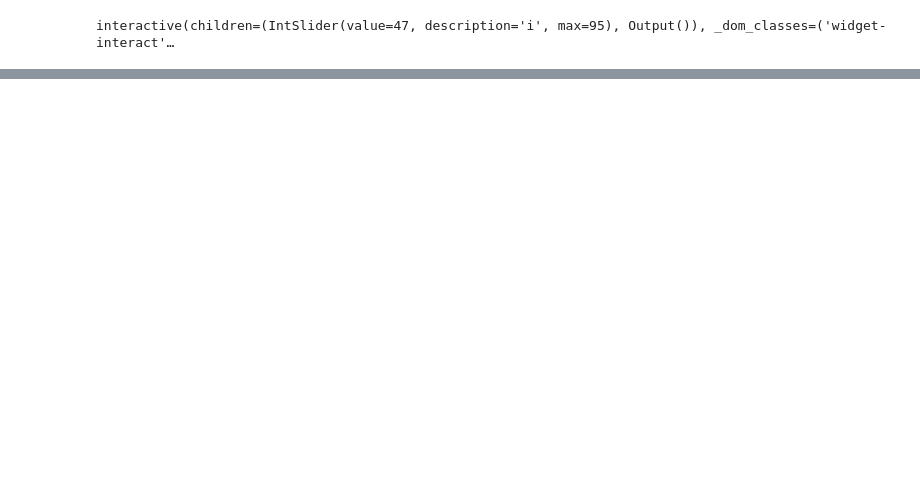
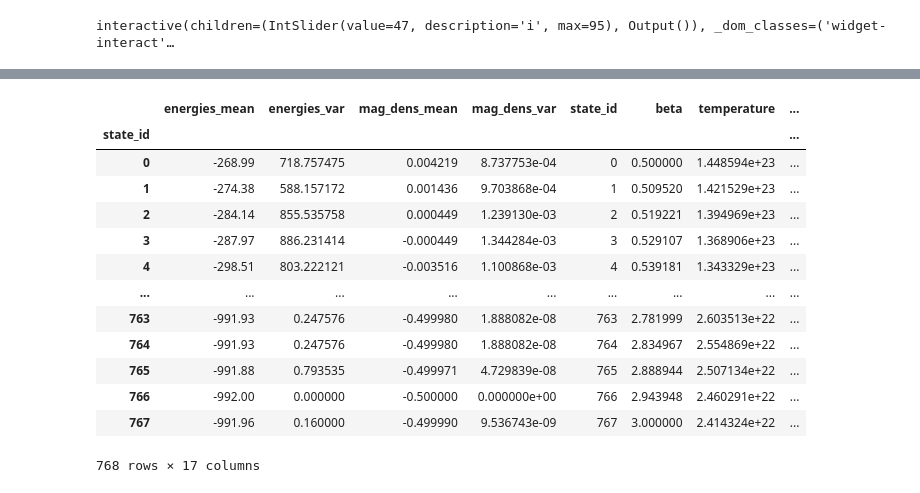
Before and after one commit to JeppeKlitgaard/Jackpot, a Jupyter notebook: workbench3.ipynb, the cells around one changed output, grey strips where cells are left out. Saved outputs shown, nothing was run; the diff lists cells and outputs as text; code cells hidden in the pictures; blank space fills up the shorter version.

```diff
--- a/workbench3.ipynb
+++ b/workbench3.ipynb
@@ -338,4 +343,21 @@ sum_df["mag_4_mean"] = sin_df.groupby("state_id")["mag_4"].mean()
 
 sum_df["binder_2"] = 1 - sum_df["mag_2_mean"] / np.square(sum_df["mag_1_mean"])
 sum_df["binder_4"] = 1.0 / 3.0 - sum_df["mag_4_mean"] / (3.0 * np.square(sum_df["mag_2_mean"]))
+# %%
+sum_df
+# %% [output]
+|  | energies_mean | energies_var | mag_dens_mean | mag_dens_var | state_id | beta | temperature | ... |
+| state_id |  |  |  |  |  |  |  | ... |
+| 0 | -268.99 | 718.757475 | 0.004219 | 8.737753e-04 | 0 | 0.500000 | 1.448594e+23 | ... |
+| 1 | -274.38 | 588.157172 | 0.001436 | 9.703868e-04 | 1 | 0.509520 | 1.421529e+23 | ... |
+| 2 | -284.14 | 855.535758 | 0.000449 | 1.239130e-03 | 2 | 0.519221 | 1.394969e+23 | ... |
+| 3 | -287.97 | 886.231414 | -0.000449 | 1.344284e-03 | 3 | 0.529107 | 1.368906e+23 | ... |
+| 4 | -298.51 | 803.222121 | -0.003516 | 1.100868e-03 | 4 | 0.539181 | 1.343329e+23 | ... |
+| ... | ... | ... | ... | ... | ... | ... | ... | ... |
+| 763 | -991.93 | 0.247576 | -0.499980 | 1.888082e-08 | 763 | 2.781999 | 2.603513e+22 | ... |
+| 764 | -991.93 | 0.247576 | -0.499980 | 1.888082e-08 | 764 | 2.834967 | 2.554869e+22 | ... |
+| 765 | -991.88 | 0.793535 | -0.499971 | 4.729839e-08 | 765 | 2.888944 | 2.507134e+22 | ... |
+| 766 | -992.00 | 0.000000 | -0.500000 | 0.000000e+00 | 766 | 2.943948 | 2.460291e+22 | ... |
+| 767 | -991.96 | 0.160000 | -0.499990 | 9.536743e-09 | 767 | 3.000000 | 2.414324e+22 | ... |
+768 rows × 17 columns
 # %%
```
Also changed, not shown: parts of 9 cells of this notebook.
